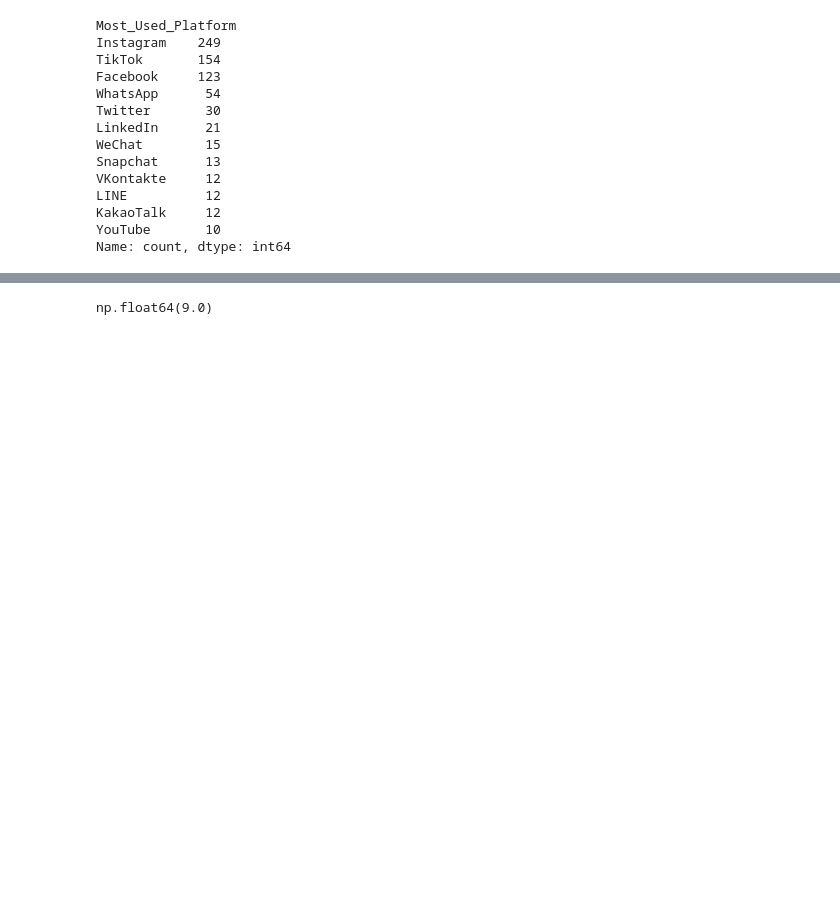
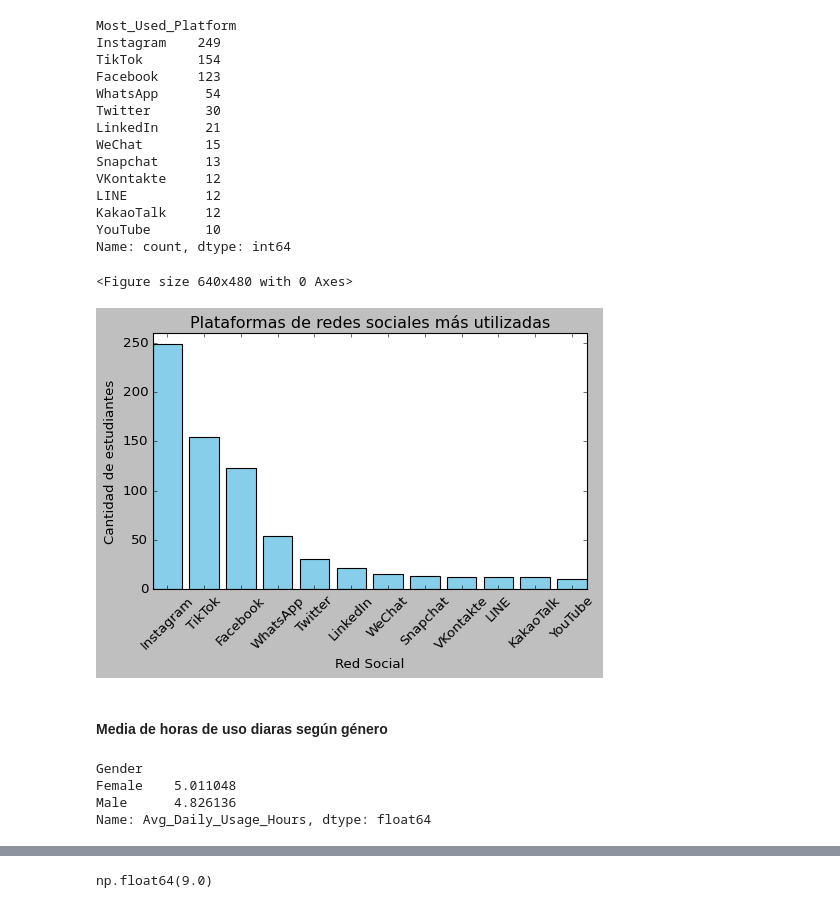
Before and after one commit to AGC79/eda_redes_sociales, a Jupyter notebook: EDA/0-Enunciado_EDA.ipynb, the cells around one changed output, grey strips where cells are left out. Cells and saved outputs as stored; diff of their text form; code cells hidden in the pictures; blank space fills up the shorter version.

```diff
--- a/EDA/0-Enunciado_EDA.ipynb
+++ b/EDA/0-Enunciado_EDA.ipynb
@@ -214,3 +214,32 @@ LINE          12
 KakaoTalk     12
 YouTube       10
 Name: count, dtype: int64
+# %%
+import numpy as np
+import pandas as pd
+import matplotlib.pyplot as plt
+
+plt.figure();
+
+redes_sociales = social_media["Most_Used_Platform"].value_counts()
+
+plt.figure(figsize=(7,4));
+plt.bar(redes_sociales.index, redes_sociales.values, color="skyblue")
+plt.title("Plataformas de redes sociales más utilizadas")
+plt.xlabel("Red Social")
+plt.ylabel("Cantidad de estudiantes")
+plt.xticks(rotation=45)
+plt.ylim(0, 260)
+plt.show();
+# %% [output]
+<Figure size 640x480 with 0 Axes>
+[figure, added]
+# %% [markdown]
+#### Media de horas de uso diaras según género
+# %%
+social_media.groupby("Gender")["Avg_Daily_Usage_Hours"].mean()
+# %% [output]
+Gender
+Female    5.011048
+Male      4.826136
+Name: Avg_Daily_Usage_Hours, dtype: float64
```
Also changed, not shown: parts of 8 cells of this notebook.
